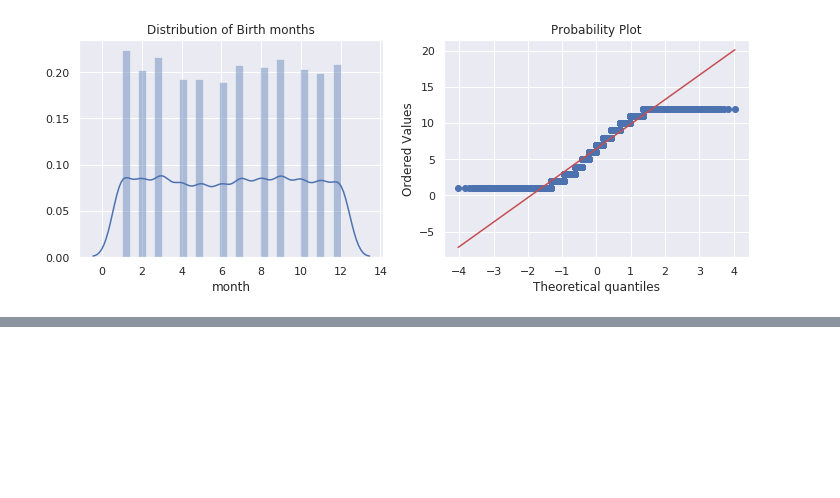
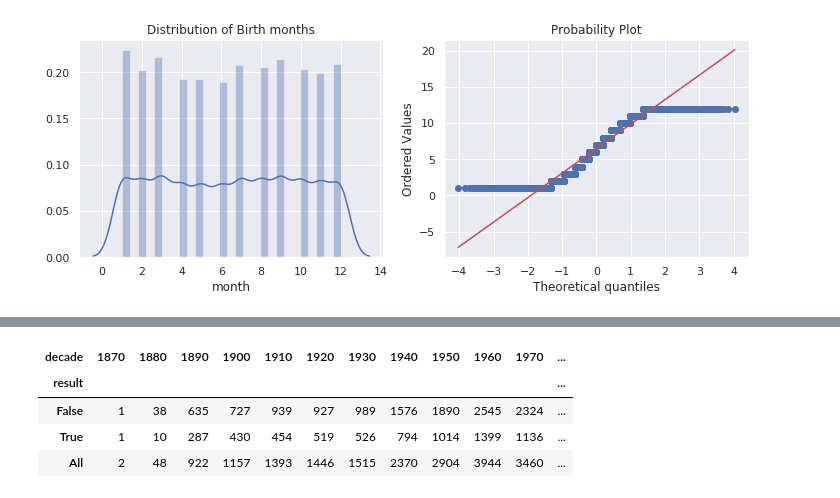
Before and after one commit to naivelogic/NFL-smarter-football, a Jupyter notebook: NFL Play Birth Date Analysis.ipynb, the cells around one changed output, grey strips where cells are left out. Cells and saved outputs as stored; diff of their text form; code cells hidden in the pictures; blank space fills up the shorter version.

```diff
--- a/NFL Play Birth Date Analysis.ipynb
+++ b/NFL Play Birth Date Analysis.ipynb
@@ -166,0 +182,13 @@ x=probplot(month_plotting,plot=ax2)
+# %%
+contingency_tb = pd.crosstab(
+    new_df['result'],
+    new_df['decade'], margins = True
+)
+
+contingency_tb
+# %% [output]
+| decade | 1870 | 1880 | 1890 | 1900 | 1910 | 1920 | 1930 | 1940 | 1950 | 1960 | 1970 | ... |
+| result |  |  |  |  |  |  |  |  |  |  |  | ... |
+| False | 1 | 38 | 635 | 727 | 939 | 927 | 989 | 1576 | 1890 | 2545 | 2324 | ... |
+| True | 1 | 10 | 287 | 430 | 454 | 519 | 526 | 794 | 1014 | 1399 | 1136 | ... |
+| All | 2 | 48 | 922 | 1157 | 1393 | 1446 | 1515 | 2370 | 2904 | 3944 | 3460 | ... |
```
Also changed, not shown: parts of 7 cells of this notebook.
